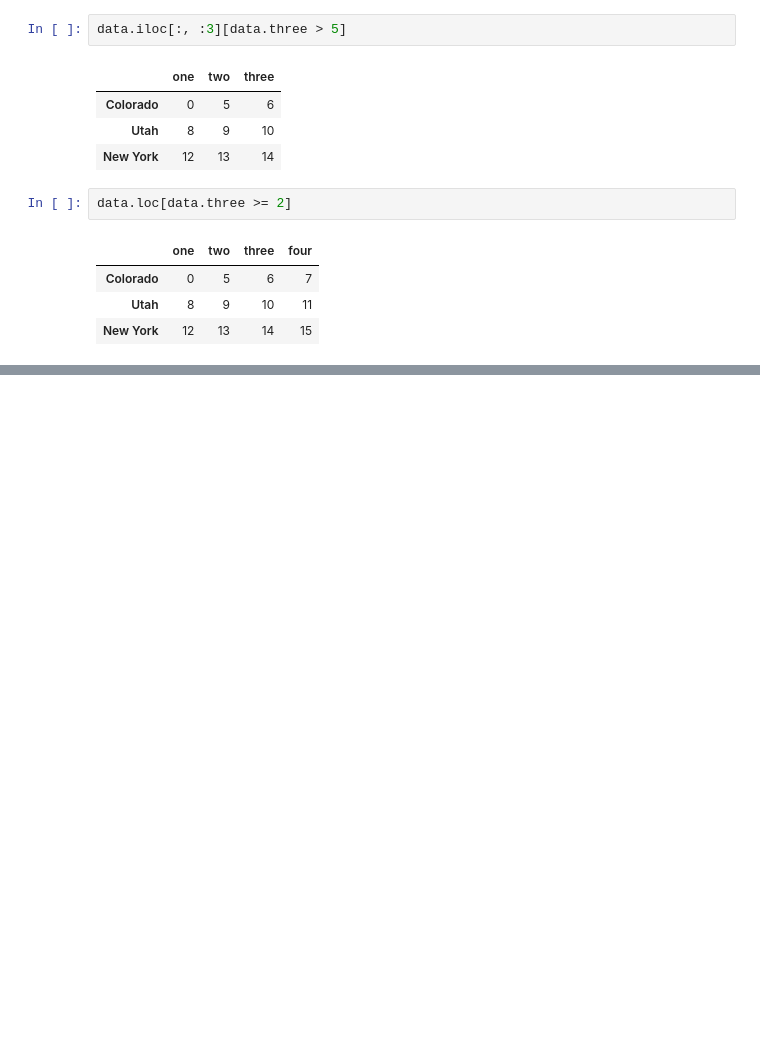
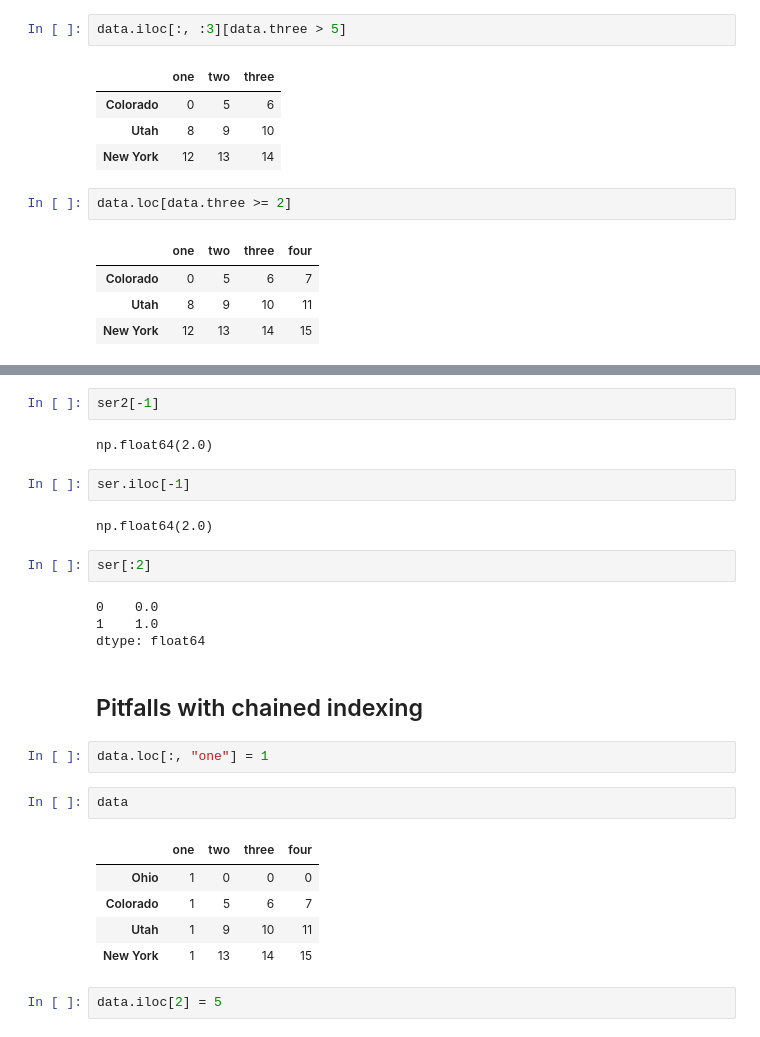
Before and after one commit to mapea1606/data-analysis-sandbox, a Jupyter notebook: notebooks/Introduction_to_pandas.ipynb, the cells around one changed output, grey strips where cells are left out. Cells and saved outputs as stored; diff of their text form; blank space fills up the shorter version.

```diff
--- a/notebooks/Introduction_to_pandas.ipynb
+++ b/notebooks/Introduction_to_pandas.ipynb
@@ -871,0 +889,28 @@ data.loc[data.three >= 2]
+# %%
+ser2[-1]
+# %% [output]
+np.float64(2.0)
+# %%
+ser.iloc[-1]
+# %% [output]
+np.float64(2.0)
+# %%
+ser[:2]
+# %% [output]
+0    0.0
+1    1.0
+dtype: float64
+# %% [markdown]
+## Pitfalls with chained indexing
+# %%
+data.loc[:, "one"] = 1
+# %%
+data
+# %% [output]
+|  | one | two | three | four |
+| Ohio | 1 | 0 | 0 | 0 |
+| Colorado | 1 | 5 | 6 | 7 |
+| Utah | 1 | 9 | 10 | 11 |
+| New York | 1 | 13 | 14 | 15 |
+# %%
+data.iloc[2] = 5
```
Also changed, not shown: parts of 34 cells of this notebook.
